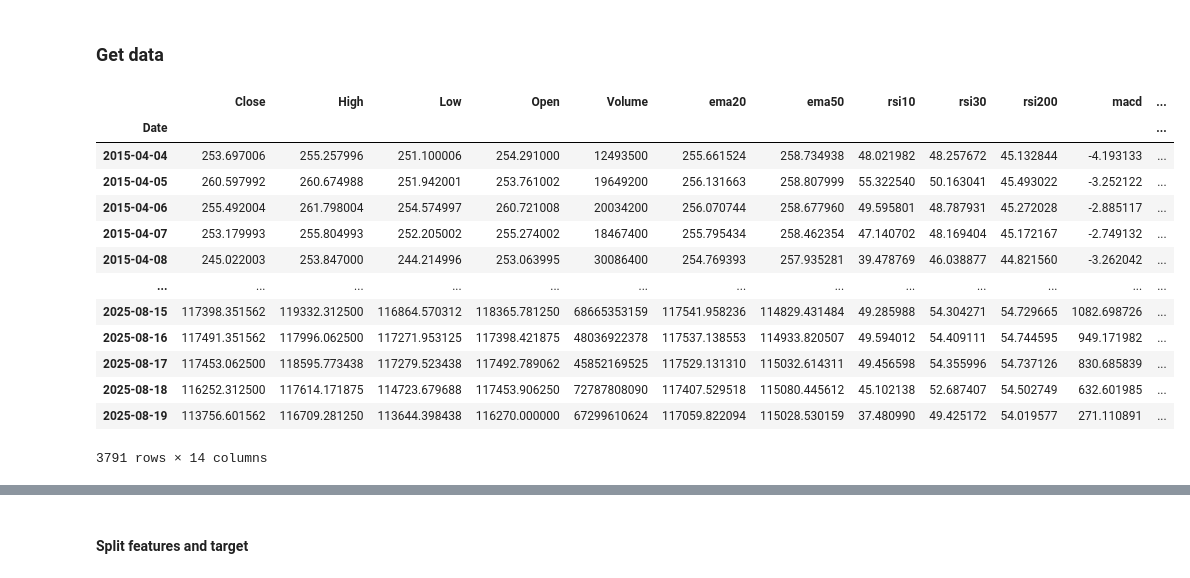
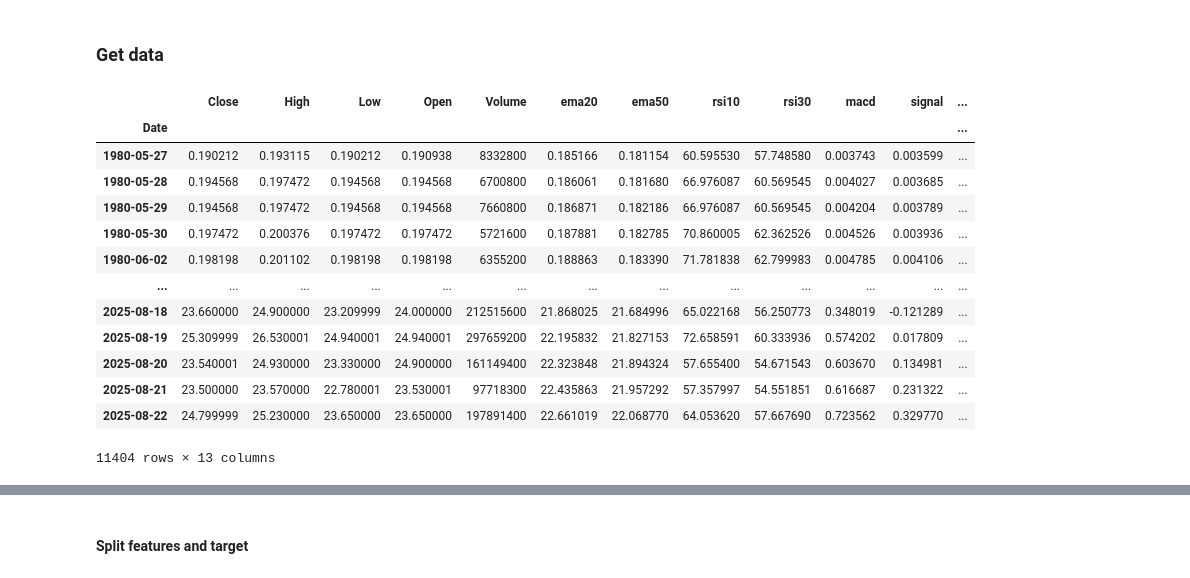
Before and after one commit to Ivo196/Chronos-T5-Large, a Jupyter notebook: models/LSTM.ipynb, the cells around one changed output, grey strips where cells are left out. Saved outputs shown, nothing was run; the diff lists cells and outputs as text; code cells hidden in the pictures.

```diff
--- a/models/LSTM.ipynb
+++ b/models/LSTM.ipynb
@@ -5,20 +8,20 @@
 # %%
 import pandas as pd
 import numpy as np
-data = pd.read_csv('../data/BTC-I.csv', parse_dates=['Date'], index_col=['Date'])
+data = pd.read_csv(f'../data/{token_indicators}', parse_dates=['Date'], index_col=['Date'])
 data
 # %% [output]
-|  | Close | High | Low | Open | Volume | ema20 | ema50 | rsi10 | rsi30 | rsi200 | macd | ... |
+|  | Close | High | Low | Open | Volume | ema20 | ema50 | rsi10 | rsi30 | macd | signal | ... |
 | Date |  |  |  |  |  |  |  |  |  |  |  | ... |
-| 2015-04-04 | 253.697006 | 255.257996 | 251.100006 | 254.291000 | 12493500 | 255.661524 | 258.734938 | 48.021982 | 48.257672 | 45.132844 | -4.193133 | ... |
-| 2015-04-05 | 260.597992 | 260.674988 | 251.942001 | 253.761002 | 19649200 | 256.131663 | 258.807999 | 55.322540 | 50.163041 | 45.493022 | -3.252122 | ... |
-| 2015-04-06 | 255.492004 | 261.798004 | 254.574997 | 260.721008 | 20034200 | 256.070744 | 258.677960 | 49.595801 | 48.787931 | 45.272028 | -2.885117 | ... |
-| 2015-04-07 | 253.179993 | 255.804993 | 252.205002 | 255.274002 | 18467400 | 255.795434 | 258.462354 | 47.140702 | 48.169404 | 45.172167 | -2.749132 | ... |
-| 2015-04-08 | 245.022003 | 253.847000 | 244.214996 | 253.063995 | 30086400 | 254.769393 | 257.935281 | 39.478769 | 46.038877 | 44.821560 | -3.262042 | ... |
+| 1980-05-27 | 0.190212 | 0.193115 | 0.190212 | 0.190938 | 8332800 | 0.185166 | 0.181154 | 60.595530 | 57.748580 | 0.003743 | 0.003599 | ... |
+| 1980-05-28 | 0.194568 | 0.197472 | 0.194568 | 0.194568 | 6700800 | 0.186061 | 0.181680 | 66.976087 | 60.569545 | 0.004027 | 0.003685 | ... |
+| 1980-05-29 | 0.194568 | 0.197472 | 0.194568 | 0.194568 | 7660800 | 0.186871 | 0.182186 | 66.976087 | 60.569545 | 0.004204 | 0.003789 | ... |
+| 1980-05-30 | 0.197472 | 0.200376 | 0.197472 | 0.197472 | 5721600 | 0.187881 | 0.182785 | 70.860005 | 62.362526 | 0.004526 | 0.003936 | ... |
+| 1980-06-02 | 0.198198 | 0.201102 | 0.198198 | 0.198198 | 6355200 | 0.188863 | 0.183390 | 71.781838 | 62.799983 | 0.004785 | 0.004106 | ... |
 | ... | ... | ... | ... | ... | ... | ... | ... | ... | ... | ... | ... | ... |
-| 2025-08-15 | 117398.351562 | 119332.312500 | 116864.570312 | 118365.781250 | 68665353159 | 117541.958236 | 114829.431484 | 49.285988 | 54.304271 | 54.729665 | 1082.698726 | ... |
-| 2025-08-16 | 117491.351562 | 117996.062500 | 117271.953125 | 117398.421875 | 48036922378 | 117537.138553 | 114933.820507 | 49.594012 | 54.409111 | 54.744595 | 949.171982 | ... |
-| 2025-08-17 | 117453.062500 | 118595.773438 | 117279.523438 | 117492.789062 | 45852169525 | 117529.131310 | 115032.614311 | 49.456598 | 54.355996 | 54.737126 | 830.685839 | ... |
-| 2025-08-18 | 116252.312500 | 117614.171875 | 114723.679688 | 117453.906250 | 72787808090 | 117407.529518 | 115080.445612 | 45.102138 | 52.687407 | 54.502749 | 632.601985 | ... |
-| 2025-08-19 | 113756.601562 | 116709.281250 | 113644.398438 | 116270.000000 | 67299610624 | 117059.822094 | 115028.530159 | 37.480990 | 49.425172 | 54.019577 | 271.110891 | ... |
+| 2025-08-18 | 23.660000 | 24.900000 | 23.209999 | 24.000000 | 212515600 | 21.868025 | 21.684996 | 65.022168 | 56.250773 | 0.348019 | -0.121289 | ... |
+| 2025-08-19 | 25.309999 | 26.530001 | 24.940001 | 24.940001 | 297659200 | 22.195832 | 21.827153 | 72.658591 | 60.333936 | 0.574202 | 0.017809 | ... |
+| 2025-08-20 | 23.540001 | 24.930000 | 23.330000 | 24.900000 | 161149400 | 22.323848 | 21.894324 | 57.655400 | 54.671543 | 0.603670 | 0.134981 | ... |
+| 2025-08-21 | 23.500000 | 23.570000 | 22.780001 | 23.530001 | 97718300 | 22.435863 | 21.957292 | 57.357997 | 54.551851 | 0.616687 | 0.231322 | ... |
+| 2025-08-22 | 24.799999 | 25.230000 | 23.650000 | 23.650000 | 197891400 | 22.661019 | 22.068770 | 64.053620 | 57.667690 | 0.723562 | 0.329770 | ... |
-3791 rows × 14 columns
+11404 rows × 13 columns
```
Also changed, not shown: parts of 16 cells of this notebook, 1 other file.
